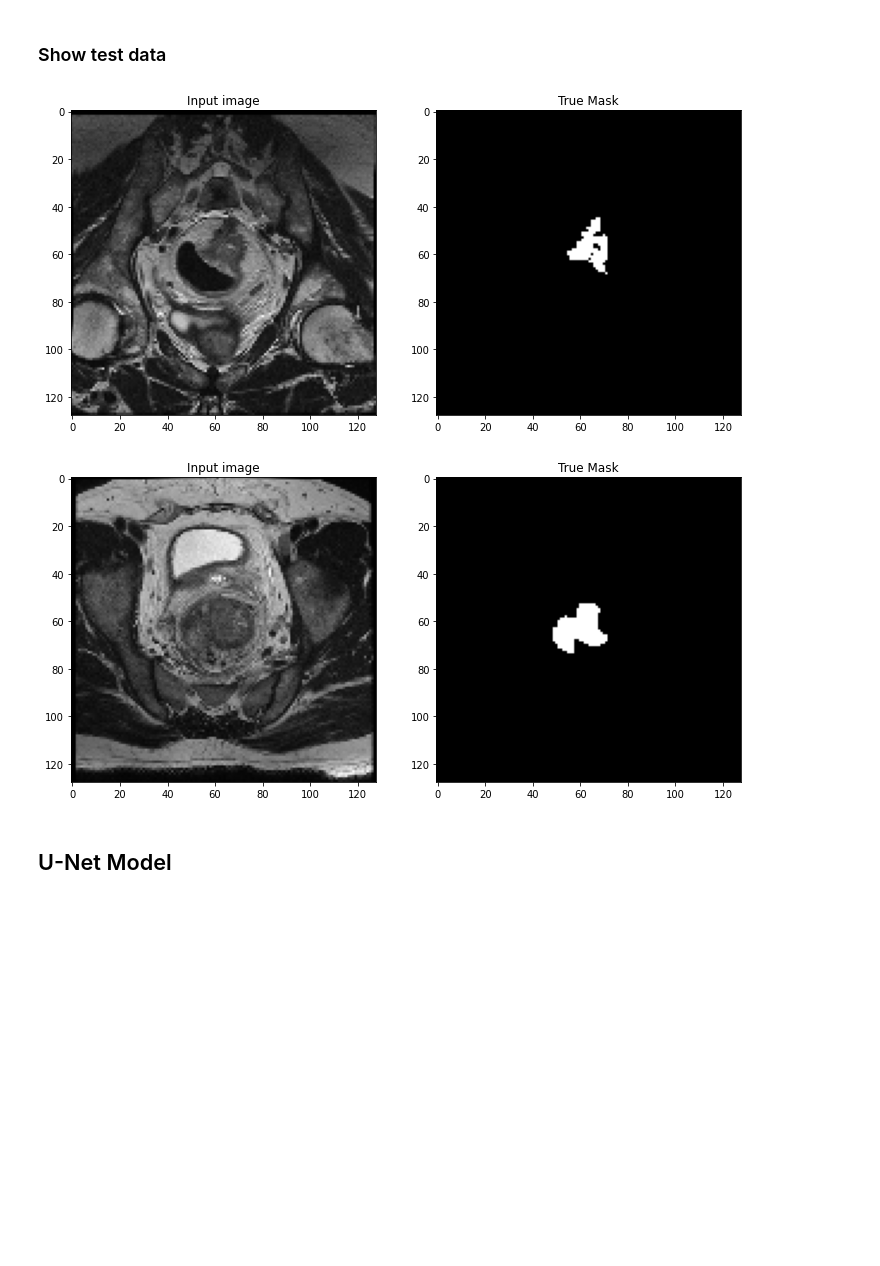
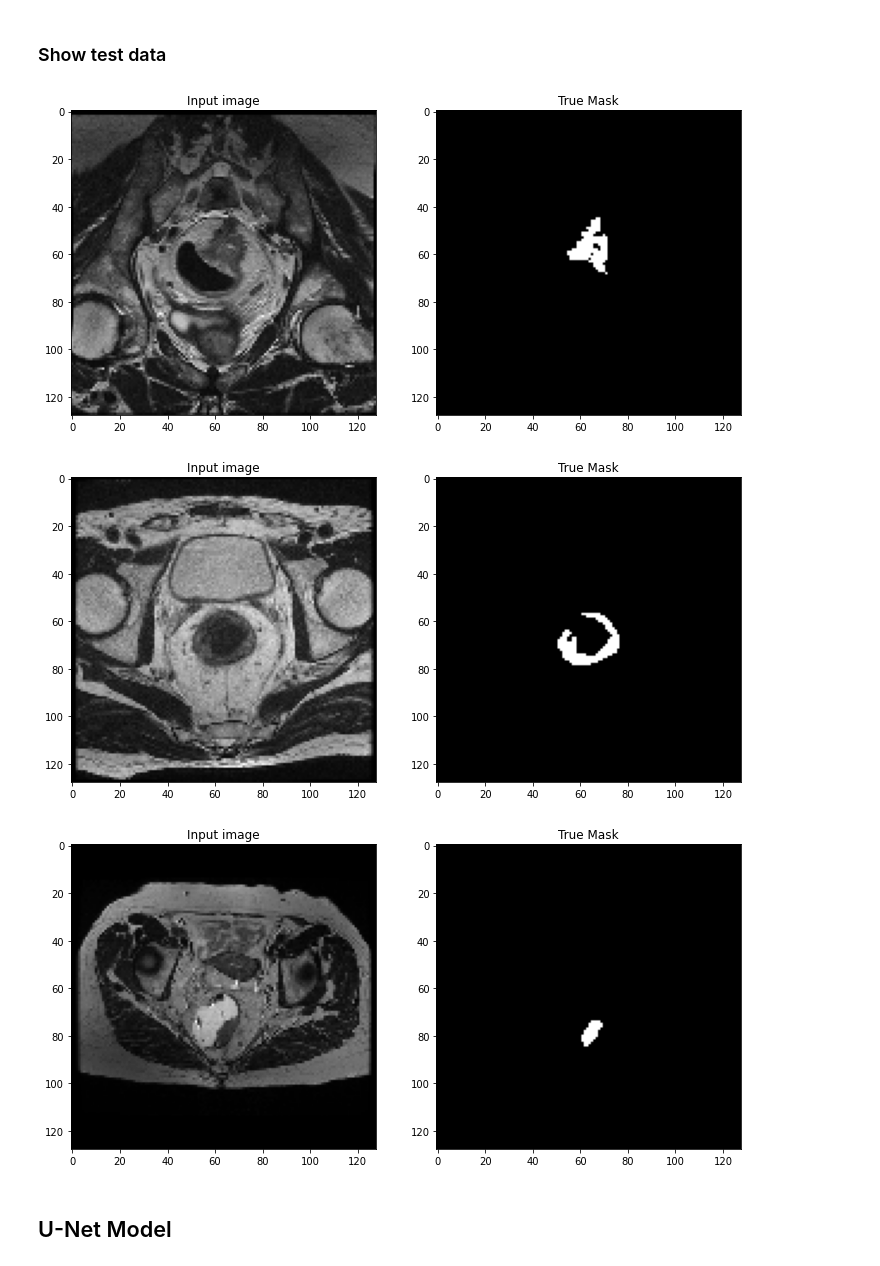
Before and after one commit to giuseppefilitto/img-segm, a Jupyter notebook: notebooks/Segmentation.ipynb, the cells around one changed output. Cells and saved outputs as stored; diff of their text form; code cells hidden in the pictures; blank space fills up the shorter version.

```diff
--- a/notebooks/Segmentation.ipynb
+++ b/notebooks/Segmentation.ipynb
@@ -10,9 +10,9 @@ from tensorflow.keras.preprocessing.image import ImageDataGenerator
 # %% [markdown]
 ### Constants
 # %%
-SEED = 42
-BATCH_SIZE_TRAIN = 8
-BATCH_SIZE_TEST = 8
+SEED = 5
+BATCH_SIZE_TRAIN = 4
+BATCH_SIZE_TEST = 4
 
 IMAGE_HEIGHT = 128
 IMAGE_WIDTH =  128
@@ -69,7 +69,7 @@ def create_segmentation_generator_test(img_path, mask_path, BATCH_SIZE, IMG_SIZE
 # %%
 train_generator = create_segmentation_generator_train(data_dir_train_img, data_dir_train_mask, BATCH_SIZE_TRAIN, IMG_SIZE, SEED)
 
-test_generator = create_segmentation_generator_train(data_dir_test_img, data_dir_test_mask, BATCH_SIZE_TRAIN, IMG_SIZE, SEED)
+test_generator = create_segmentation_generator_test(data_dir_test_img, data_dir_test_mask, BATCH_SIZE_TRAIN, IMG_SIZE, SEED)
 # %% [output]
 Found 375 images belonging to 1 classes.
 Found 375 images belonging to 1 classes.
@@ -99,10 +100,11 @@ show_dataset(train_generator, 2) # training
 # %% [markdown]
 ### Show test data
 # %%
-show_dataset(test_generator, 2) # test
+show_dataset(test_generator, 3) # test
 # %% [output]
 [figure]
-[figure, old version]
+[figure, new version]
+[figure, added]
 # %% [markdown]
 ## U-Net Model
 # %%
```
Also changed, not shown: parts of 6 cells of this notebook.
